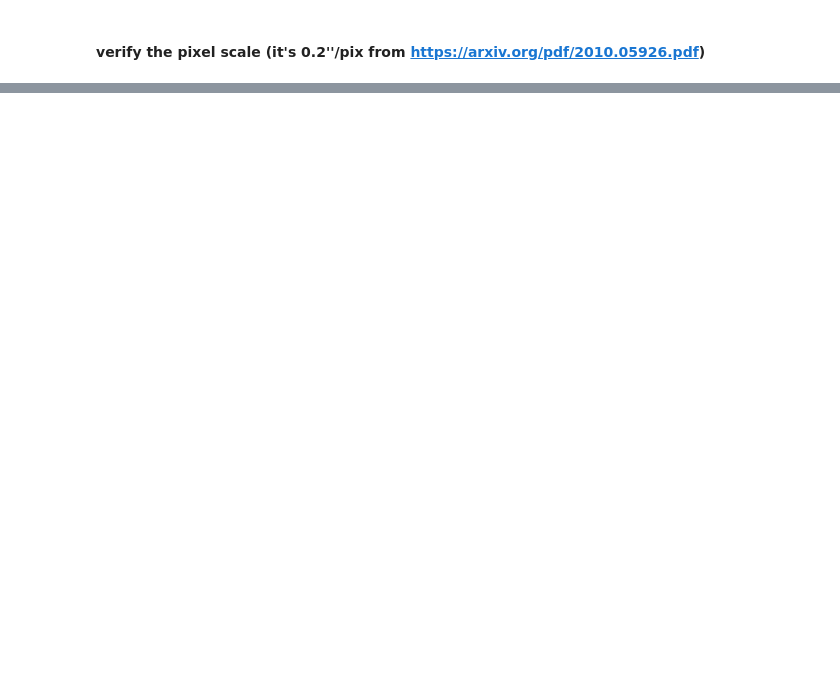
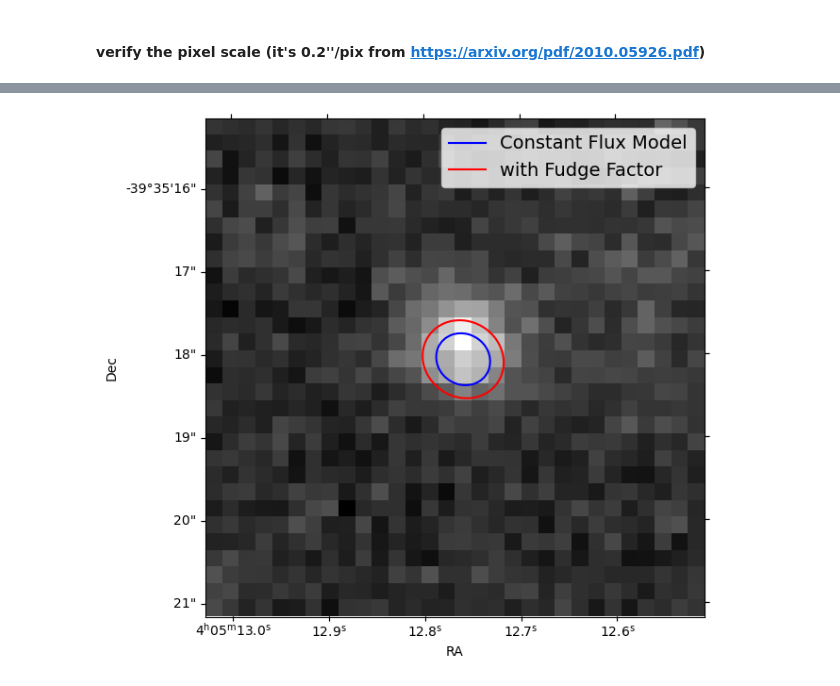
Before and after one commit to LSSTDESC/Cluster_Blending, a Jupyter notebook: match_ellipse_dc2.ipynb, the cells around one changed output, grey strips where cells are left out. Drawn from its saved outputs; the diff is of its cells as text; code cells hidden in the pictures; blank space fills up the shorter version.

```diff
--- a/match_ellipse_dc2.ipynb
+++ b/match_ellipse_dc2.ipynb
@@ -228,0 +466,62 @@ for i in np.random.randint(0, high=N, size=10):
+# %%
+N = len(obj_patch)
+
+cutout_size = 30  # 300 pixels -> about 1 arcmin (we'll see why in a bit!)
+cutout_extent = lsst.geom.ExtentI(cutout_size, cutout_size)
+
+Ixx = obj_patch['Ixx_pixel']
+Iyy = obj_patch['Iyy_pixel']
+Ixy = obj_patch['Ixy_pixel']
+
+fudge = 1.5**4
+
+for i in np.random.randint(0, high=N, size=1):
+#for i in [135, 558, 1294, 1476, 1845, 1858, 1875, 1881, 2008, 505, 558]:
+
+    radec = lsst.geom.SpherePoint(obj_patch["ra"][i], obj_patch["dec"][i], lsst.geom.degrees)
+    center = skymap.findTract(radec).getWcs().skyToPixel(radec)
+    bbox = lsst.geom.BoxI(lsst.geom.Point2I((center.x - cutout_size*0.5, center.y - cutout_size*0.5)), cutout_extent)
+
+    cutout = butler.get("deepCoadd_sub", dataId=dataId, bbox=bbox)
+    wcs = cutout.getWcs()
+
+    off = lsst.geom.Extent2D(-(center.x - cutout_size*0.5), -(center.y - cutout_size*0.5))
+    wcs_new = wcs.copyAtShiftedPixelOrigin(off)
+    wcs_fits_meta = wcs_new.getFitsMetadata()
+
+    image_arr = cutout.getMaskedImage().getImage().array
+
+    fig, ax = plt.subplots(subplot_kw={'projection': WCS(wcs_fits_meta)}, figsize=(7, 7), dpi=100)
+
+    #vmin, vmax = ZScaleInterval().get_limits(image_arr)
+    vmin, vmax = image_arr.min(), image_arr.max()
+
+    ax.imshow(image_arr, vmin=vmin, vmax=vmax, cmap='binary_r', origin='lower')
+
+    rough_size = 2*np.sqrt( obj_patch['pi_ab'][i] )
+
+    x = np.linspace(cutout_size/2-2*rough_size, cutout_size/2+2*rough_size, 100)
+    y = np.linspace(cutout_size/2-2*rough_size, cutout_size/2+2*rough_size, 100)
+    x, y = np.meshgrid(x,y)
+
+    params = moments2AB(Ixx[i], Iyy[i], Ixy[i], cutout_size/2, cutout_size/2)
+    z = ellipse_equation(x, y, params)
+
+    params = moments2AB(fudge*Ixx[i], fudge*Iyy[i], fudge*Ixy[i], cutout_size/2, cutout_size/2)
+    ze = ellipse_equation(x, y, params)
+
+    ax.contour(x, y, z, [0], zorder=10, colors='blue')    ## constan-flux-model size
+    ax.contour(x, y, ze, [0], zorder=10, colors='red')    ## fudged size
+
+    ax.plot([], [], 'b', label='Constant Flux Model')
+    ax.plot([], [], 'r', label='with Fudge Factor')
+
+    ax.set_xlabel("RA")
+    ax.set_ylabel("Dec")
+
+    ax.legend(prop={'size':14})
+
+    #plt.savefig(f'./obj/{i}.jpeg')
+    #plt.cla()
+# %% [output]
+[figure, added]
```
Also changed, not shown: parts of 90 cells of this notebook.
